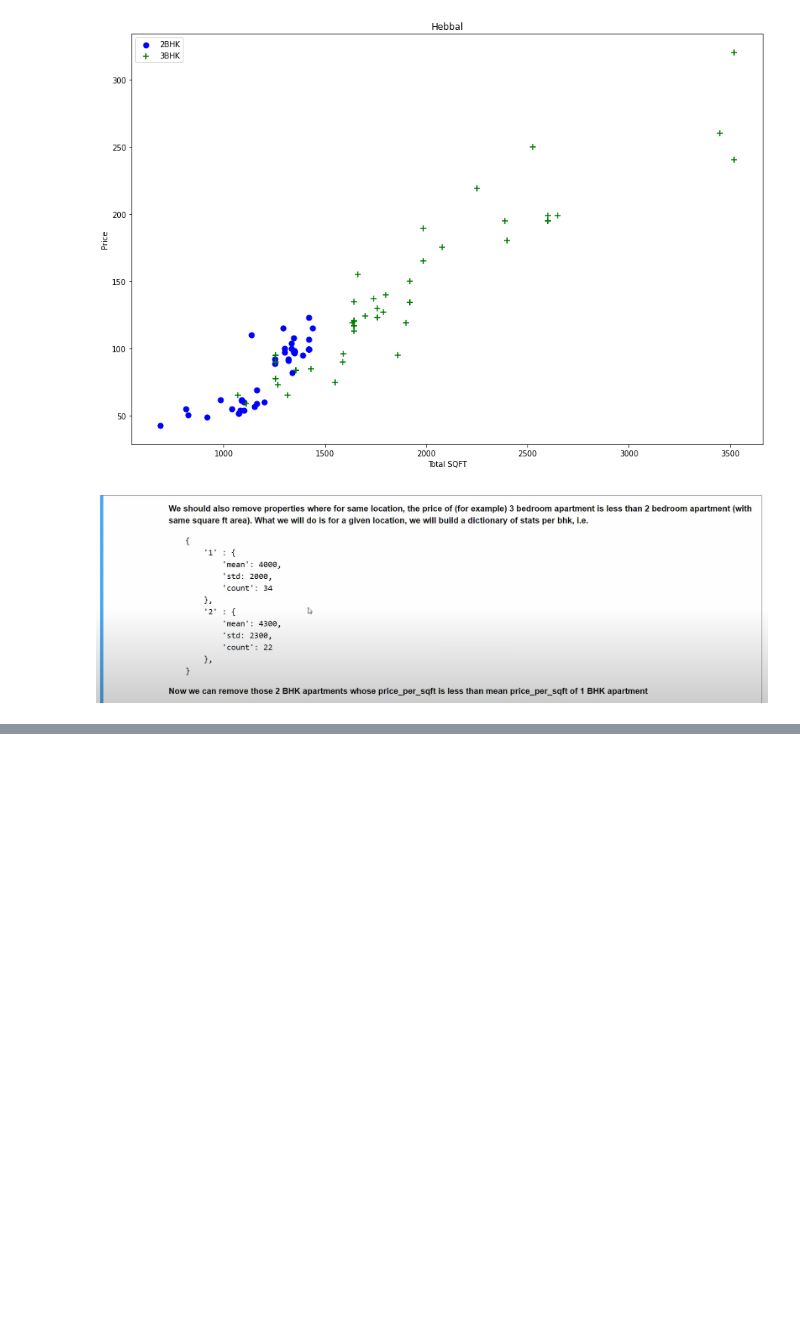
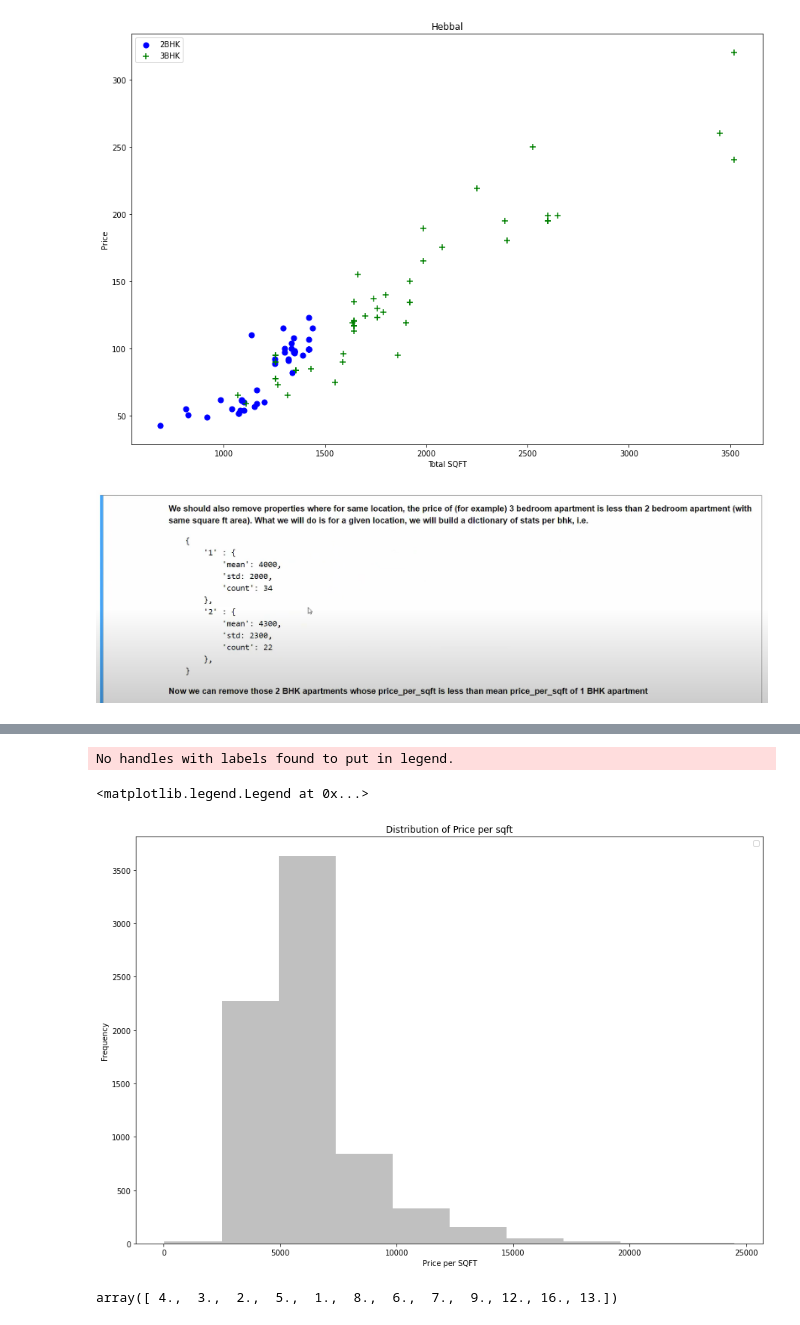
Before and after one commit to AftabUdaipurwala/MLProjects, a Jupyter notebook: Real_Estate_Price_Prediction_oF_Bangalore_Housing_Prices.ipynb, the cells around one changed output, grey strips where cells are left out. Cells and saved outputs as stored; diff of their text form; code cells hidden in the pictures; blank space fills up the shorter version.

```diff
--- a/Real_Estate_Price_Prediction_oF_Bangalore_Housing_Prices.ipynb
+++ b/Real_Estate_Price_Prediction_oF_Bangalore_Housing_Prices.ipynb
@@ -462,0 +469,15 @@ plt_scatter_chart(df5,"Hebbal")
+# %%
+matplotlib.rcParams['figure.figsize']=(15,10)
+plt.hist(df5.Pricepersqft, color='silver')
+plt.xlabel("Price per SQFT")
+plt.ylabel("Frequency")
+plt.title("Distribution of Price per sqft")
+plt.legend()
+# %% [output]
+No handles with labels found to put in legend.
+<matplotlib.legend.Legend at 0x...>
+[figure, added]
+# %%
+df5.bath.unique()
+# %% [output]
+array([ 4.,  3.,  2.,  5.,  1.,  8.,  6.,  7.,  9., 12., 16., 13.])
```
Also changed, not shown: parts of 31 cells of this notebook.
